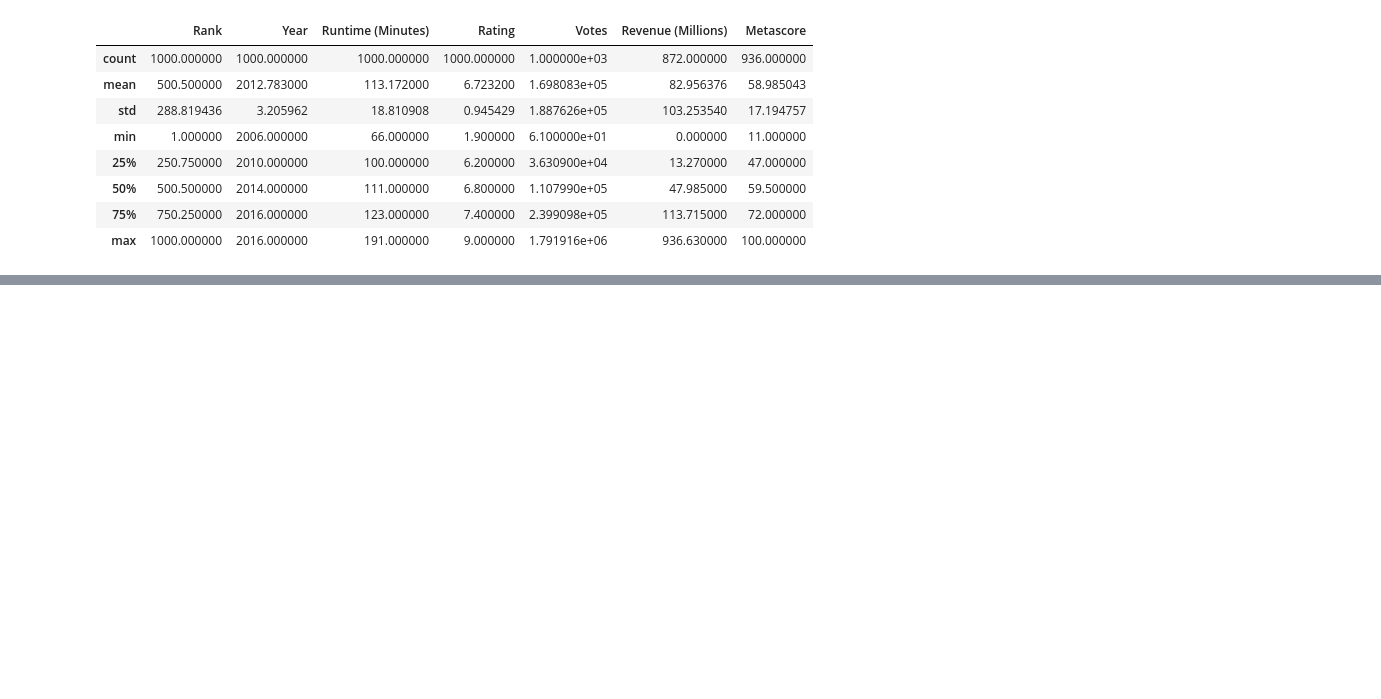
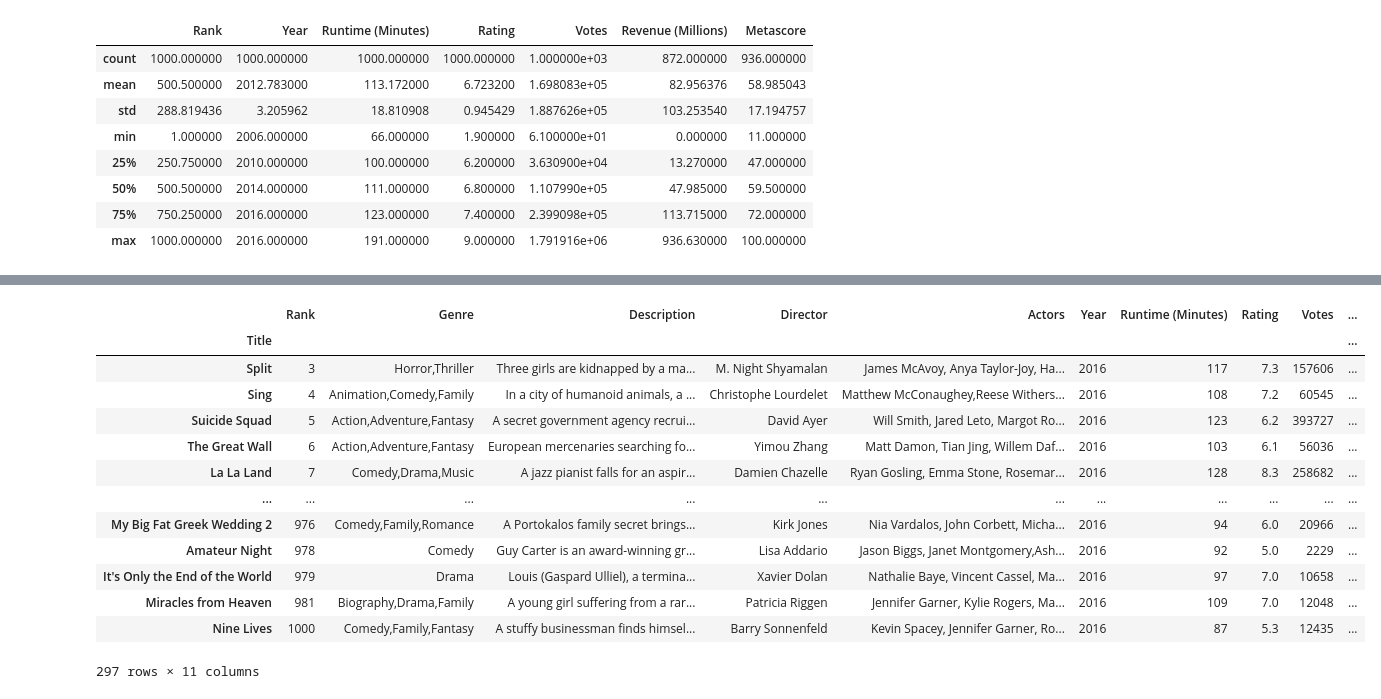
Before and after one commit to muwongelawrence-tech/IMDB_Analysis, a Jupyter notebook: MDB movies notebook.ipynb, the cells around one changed output, grey strips where cells are left out. Saved outputs shown, nothing was run; the diff lists cells and outputs as text; code cells hidden in the pictures; blank space fills up the shorter version.

```diff
--- a/MDB movies notebook.ipynb
+++ b/MDB movies notebook.ipynb
@@ -104,0 +227,20 @@ continue
+# %%
+#  Conditional Data Selection and Filtering#
+# We can easily filter rows using the values of a specific row.
+# For example, for geting all our 2016 movies:
+movies_df[movies_df['Year'] == 2016]
+# %% [output]
+|  | Rank | Genre | Description | Director | Actors | Year | Runtime (Minutes) | Rating | Votes | ... |
+| Title |  |  |  |  |  |  |  |  |  | ... |
+| Split | 3 | Horror,Thriller | Three girls are kidnapped by a ma... | M. Night Shyamalan | James McAvoy, Anya Taylor-Joy, Ha... | 2016 | 117 | 7.3 | 157606 | ... |
+| Sing | 4 | Animation,Comedy,Family | In a city of humanoid animals, a ... | Christophe Lourdelet | Matthew McConaughey,Reese Withers... | 2016 | 108 | 7.2 | 60545 | ... |
+| Suicide Squad | 5 | Action,Adventure,Fantasy | A secret government agency recrui... | David Ayer | Will Smith, Jared Leto, Margot Ro... | 2016 | 123 | 6.2 | 393727 | ... |
+| The Great Wall | 6 | Action,Adventure,Fantasy | European mercenaries searching fo... | Yimou Zhang | Matt Damon, Tian Jing, Willem Daf... | 2016 | 103 | 6.1 | 56036 | ... |
+| La La Land | 7 | Comedy,Drama,Music | A jazz pianist falls for an aspir... | Damien Chazelle | Ryan Gosling, Emma Stone, Rosemar... | 2016 | 128 | 8.3 | 258682 | ... |
+| ... | ... | ... | ... | ... | ... | ... | ... | ... | ... | ... |
+| My Big Fat Greek Wedding 2 | 976 | Comedy,Family,Romance | A Portokalos family secret brings... | Kirk Jones | Nia Vardalos, John Corbett, Micha... | 2016 | 94 | 6.0 | 20966 | ... |
+| Amateur Night | 978 | Comedy | Guy Carter is an award-winning gr... | Lisa Addario | Jason Biggs, Janet Montgomery,Ash... | 2016 | 92 | 5.0 | 2229 | ... |
+| It's Only the End of the World | 979 | Drama | Louis (Gaspard Ulliel), a termina... | Xavier Dolan | Nathalie Baye, Vincent Cassel, Ma... | 2016 | 97 | 7.0 | 10658 | ... |
+| Miracles from Heaven | 981 | Biography,Drama,Family | A young girl suffering from a rar... | Patricia Riggen | Jennifer Garner, Kylie Rogers, Ma... | 2016 | 109 | 7.0 | 12048 | ... |
+| Nine Lives | 1000 | Comedy,Family,Fantasy | A stuffy businessman finds himsel... | Barry Sonnenfeld | Kevin Spacey, Jennifer Garner, Ro... | 2016 | 87 | 5.3 | 12435 | ... |
+297 rows × 11 columns
```
Also changed, not shown: parts of 11 cells of this notebook.
